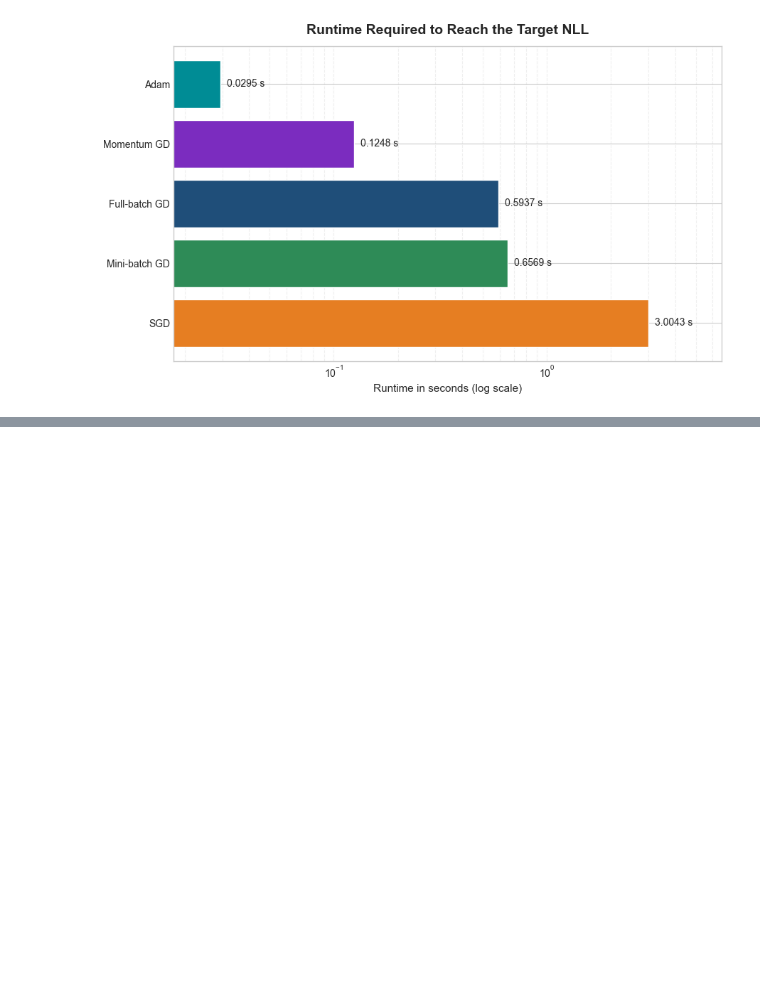
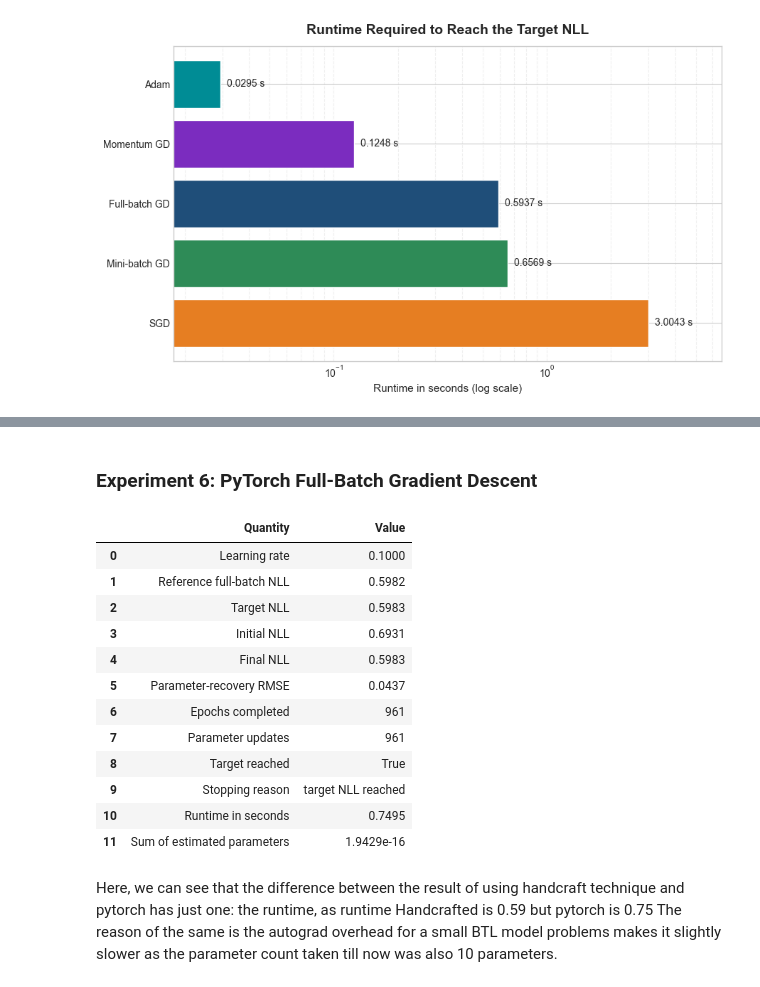
Before and after one commit to rbhdsks/Learning-from-Comparison-Data-Master-Thesis-Project-, a Jupyter notebook: notebooks/experiments/Bradley_Terry_Model/04_BradleyTerry_MLE_Optimizations.ipynb, the cells around one changed output, grey strips where cells are left out. Drawn from its saved outputs; the diff is of its cells as text; code cells hidden in the pictures; blank space fills up the shorter version.

Commit message:
pytorch full batch gd Bradley-Terry optimizer comparison

```diff
--- a/notebooks/experiments/Bradley_Terry_Model/04_BradleyTerry_MLE_Optimizations.ipynb
+++ b/notebooks/experiments/Bradley_Terry_Model/04_BradleyTerry_MLE_Optimizations.ipynb
@@ -1647,0 +1724,76 @@ plt.show()
+# %% [markdown]
+### Experiment 6: PyTorch Full-Batch Gradient Descent
+# %%
+# Run PyTorch full-batch gradient descent until it reaches the common NLL target.
+
+PYTORCH_FULL_BATCH_LEARNING_RATE = 0.1
+
+pytorch_full_batch_result = (
+    bt_torch.optimize_with_pytorch_full_batch_gradient_descent(
+        number_of_items=NUMBER_OF_ITEMS,
+        comparisons=comparisons,
+        learning_rate=PYTORCH_FULL_BATCH_LEARNING_RATE,
+        gradient_tolerance=GRADIENT_TOLERANCE,
+        target_nll=target_nll,
+        initial_parameters=np.zeros(NUMBER_OF_ITEMS),
+    )
+)
+
+pytorch_full_batch_recovery_error = parameter_recovery_error(
+    true_parameters,
+    pytorch_full_batch_result.parameters,
+)
+
+pytorch_full_batch_target_reached = (
+    pytorch_full_batch_result.nll_history[-1] <= target_nll
+)
+
+pytorch_full_batch_summary = pd.DataFrame({
+    "Quantity": [
+        "Learning rate",
+        "Reference full-batch NLL",
+        "Target NLL",
+        "Initial NLL",
+        "Final NLL",
+        "Parameter-recovery RMSE",
+        "Epochs completed",
+        "Parameter updates",
+        "Target reached",
+        "Stopping reason",
+        "Runtime in seconds",
+        "Sum of estimated parameters",
+    ],
+    "Value": [
+        f"{PYTORCH_FULL_BATCH_LEARNING_RATE:.4f}",
+        f"{reference_nll:.4f}",
+        f"{target_nll:.4f}",
+        f"{pytorch_full_batch_result.nll_history[0]:.4f}",
+        f"{pytorch_full_batch_result.nll_history[-1]:.4f}",
+        f"{pytorch_full_batch_recovery_error:.4f}",
+        f"{pytorch_full_batch_result.epochs_completed:,}",
+        f"{int(pytorch_full_batch_result.update_count_history[-1]):,}",
+        str(pytorch_full_batch_target_reached),
+        pytorch_full_batch_result.stopping_reason,
+        f"{pytorch_full_batch_result.runtime_seconds:.4f}",
+        f"{pytorch_full_batch_result.parameters.sum():.4e}",
+    ],
+})
+
+pytorch_full_batch_summary
+# %% [output]
+|  | Quantity | Value |
+| 0 | Learning rate | 0.1000 |
+| 1 | Reference full-batch NLL | 0.5982 |
+| 2 | Target NLL | 0.5983 |
+| 3 | Initial NLL | 0.6931 |
+| 4 | Final NLL | 0.5983 |
+| 5 | Parameter-recovery RMSE | 0.0437 |
+| 6 | Epochs completed | 961 |
+| 7 | Parameter updates | 961 |
+| 8 | Target reached | True |
+| 9 | Stopping reason | target NLL reached |
+| 10 | Runtime in seconds | 0.7495 |
+| 11 | Sum of estimated parameters | 1.9429e-16 |
+# %% [markdown]
+Here, we can see that the difference between the result of using handcraft technique and pytorch has just one: the runtime, as runtime Handcrafted is 0.59 but pytorch is 0.75
+The reason of the same is the autograd overhead for a small BTL model problems makes it slightly slower as the parameter count taken till now was also 10 parameters.
```
Also changed, not shown: parts of 3 cells of this notebook.
